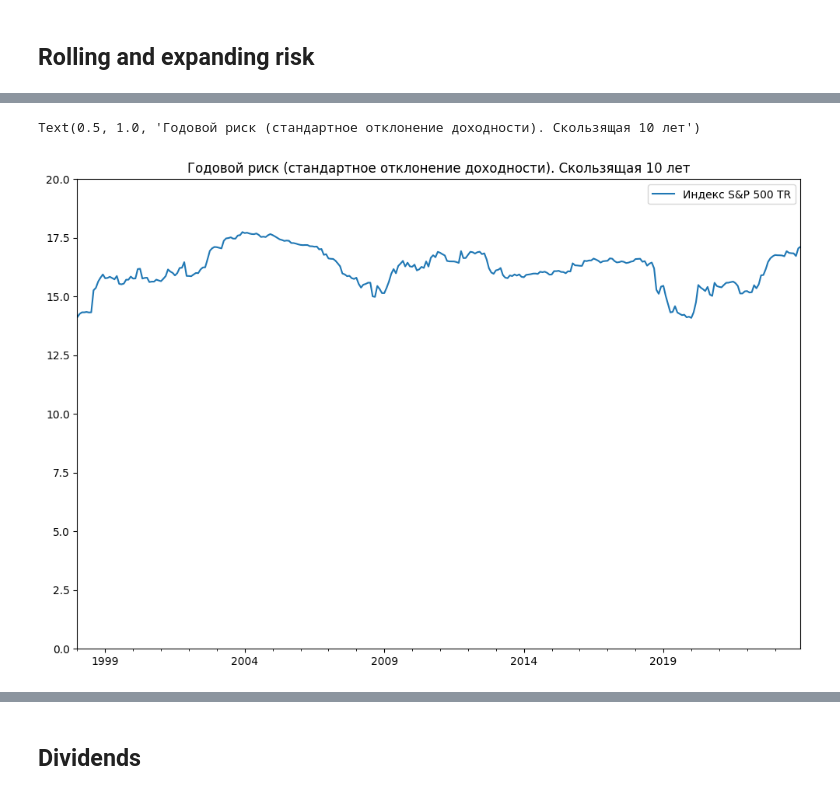
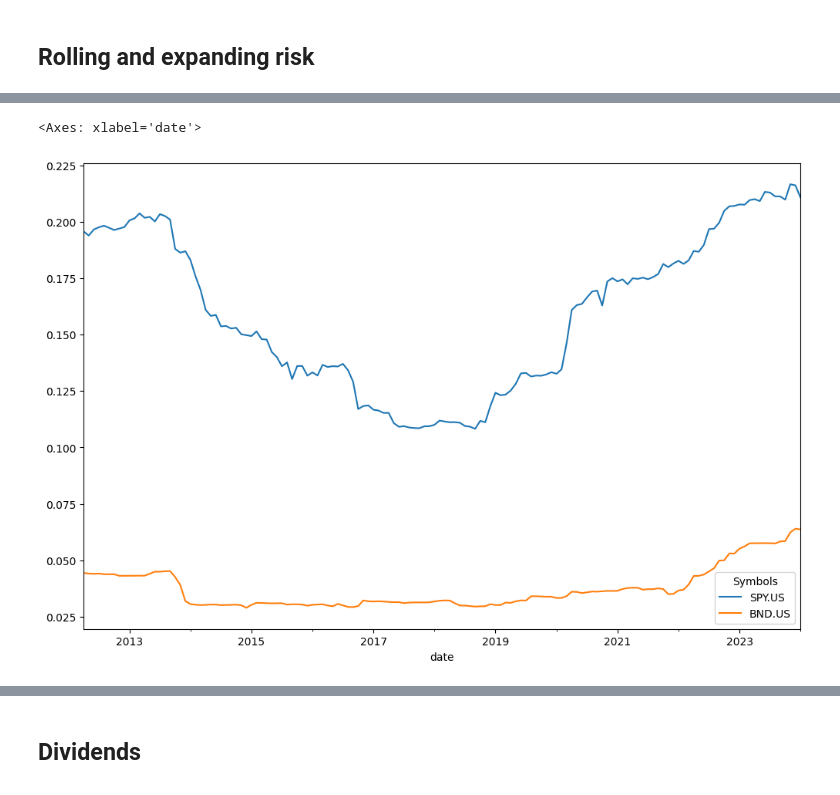
Before and after one commit to mbk-dev/okama, a Jupyter notebook: main_notebook.ipynb, the cells around one changed output, grey strips where cells are left out. Drawn from its saved outputs; the diff is of its cells as text; code cells hidden in the pictures.

```diff
--- a/main_notebook.ipynb
+++ b/main_notebook.ipynb
@@ -116,10 +65,5 @@ helpers.Float.annualize_risk(al.assets_ror.rolling(12*10).std(), al.assets_ror.r
-# %%
-window = 12*10
-(helpers.Float.annualize_risk(al.assets_ror.rolling(window).std(), al.assets_ror.rolling(window).mean()).dropna() * 100).plot()
-plt.ylim(0, 20)
-plt.xlabel("")
-plt.legend(["Индекс S&P 500 TR"])
-plt.title("Годовой риск (стандартное отклонение доходности). Скользящая 10 лет")
-# %% [output]
-Text(0.5, 1.0, 'Годовой риск (стандартное отклонение доходности). Скользящая 10 лет')
-[figure, removed]
+# %%
+al.get_rolling_risk_annual(window=12*5).plot()
+# %% [output]
+<Axes: xlabel='date'>
+[figure, added]
```
Also changed, not shown: parts of 11 cells of this notebook, 1 other file.
